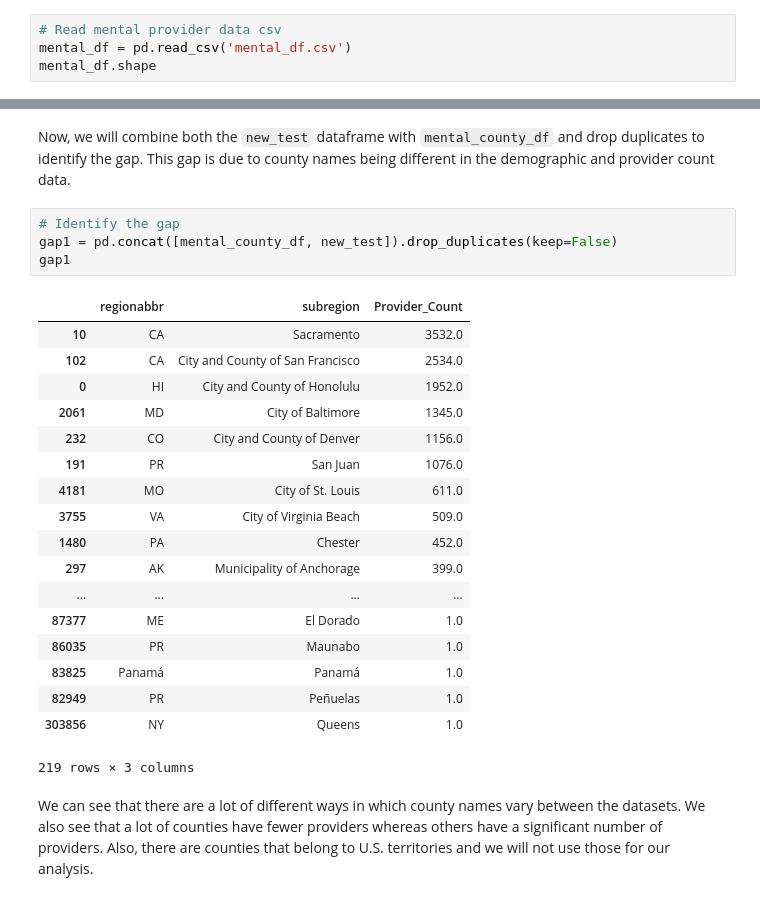
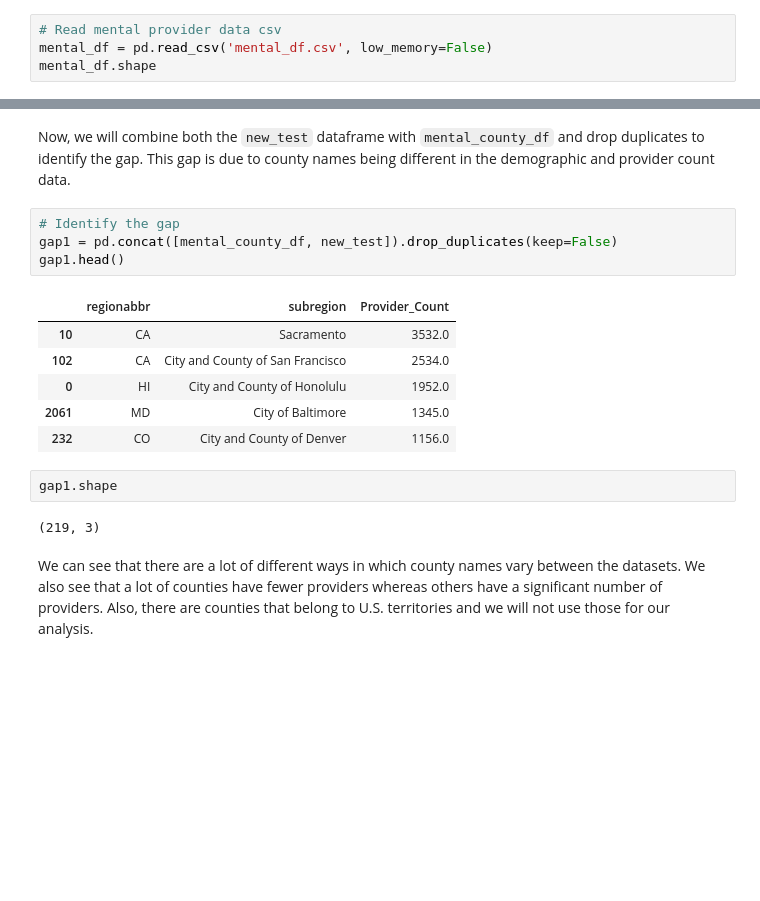
Before and after one commit to mohi9282/arcgis-python-api, a Jupyter notebook: samples/04_gis_analysts_data_scientists/provider_shortage_part4_mental_spatial.ipynb, the cells around one changed output, grey strips where cells are left out. Cells and saved outputs as stored; diff of their text form; blank space fills up the shorter version.

```diff
--- a/samples/04_gis_analysts_data_scientists/provider_shortage_part4_mental_spatial.ipynb
+++ b/samples/04_gis_analysts_data_scientists/provider_shortage_part4_mental_spatial.ipynb
@@ -255,7 +261,7 @@ mental_df.to_csv('mental_df.csv', index=None, header=True)
 NameError: name 'mental_df' is not defined
 # %%
 # Read mental provider data csv
-mental_df = pd.read_csv('mental_df.csv')
+mental_df = pd.read_csv('mental_df.csv', low_memory=False)
 mental_df.shape
 # %% [output]
 (304155, 14)
@@ -433,26 +414,18 @@ Now, we will combine both the `new_test` dataframe with `mental_county_df` and d
 # %%
 # Identify the gap
 gap1 = pd.concat([mental_county_df, new_test]).drop_duplicates(keep=False)
-gap1
+gap1.head()
 # %% [output]
 |  | regionabbr | subregion | Provider_Count |
 | 10 | CA | Sacramento | 3532.0 |
 | 102 | CA | City and County of San Francisco | 2534.0 |
 | 0 | HI | City and County of Honolulu | 1952.0 |
 | 2061 | MD | City of Baltimore | 1345.0 |
 | 232 | CO | City and County of Denver | 1156.0 |
-| 191 | PR | San Juan | 1076.0 |
-| 4181 | MO | City of St. Louis | 611.0 |
-| 3755 | VA | City of Virginia Beach | 509.0 |
-| 1480 | PA | Chester | 452.0 |
-| 297 | AK | Municipality of Anchorage | 399.0 |
-| ... | ... | ... | ... |
-| 87377 | ME | El Dorado | 1.0 |
-| 86035 | PR | Maunabo | 1.0 |
-| 83825 | Panamá | Panamá | 1.0 |
-| 82949 | PR | Peñuelas | 1.0 |
-| 303856 | NY | Queens | 1.0 |
-219 rows × 3 columns
+# %%
+gap1.shape
+# %% [output]
+(219, 3)
 # %% [markdown]
 We can see that there are a lot of different ways in which county names vary between the datasets. We also see that a lot of counties have fewer providers whereas others have a significant number of providers. Also, there are counties that belong to U.S. territories and we will not use those for our analysis.
 # %% [markdown]
```
Also changed, not shown: parts of 77 cells of this notebook, 3 other files.
